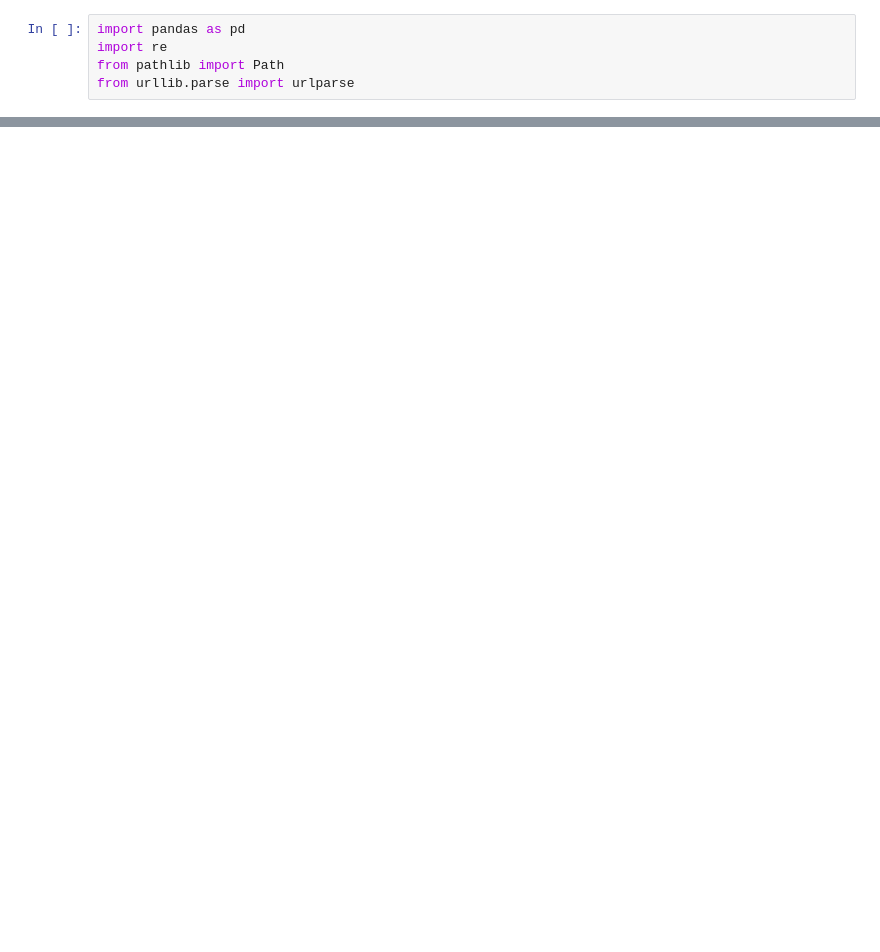
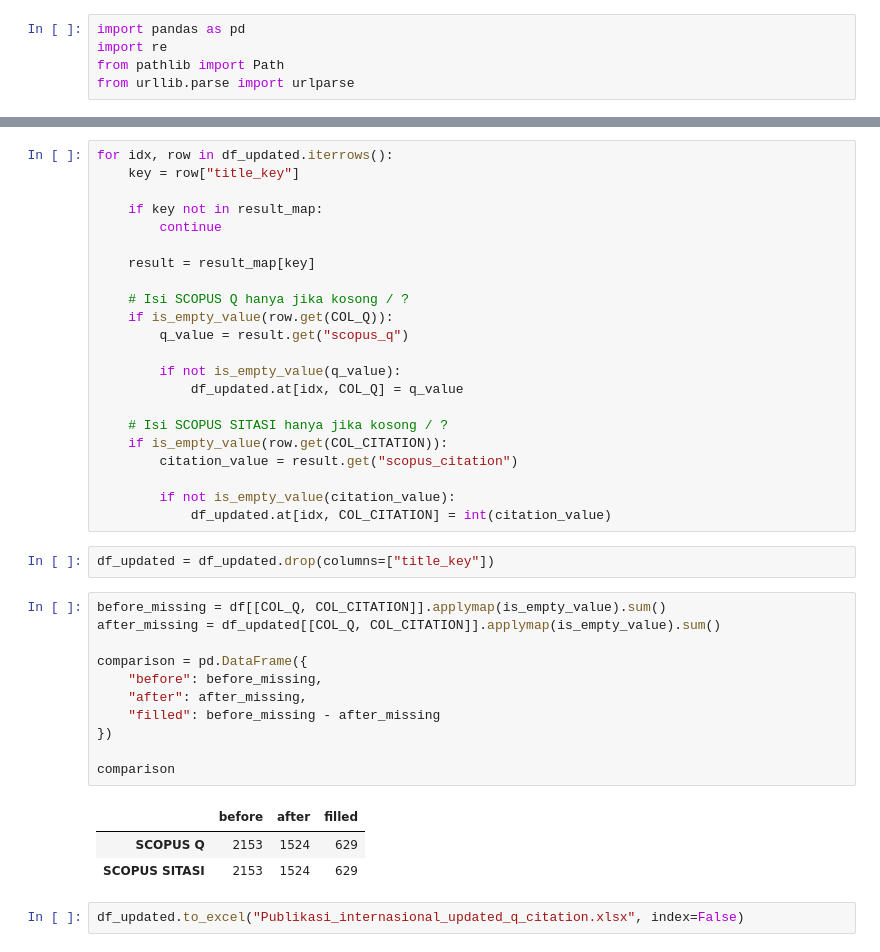
Before and after one commit to Rhefanza/FEB-publication-enrichment, a Jupyter notebook: besrihin hasil scrap disini👌/hasil sinta.ipynb, the cells around one changed output, grey strips where cells are left out. Cells and saved outputs as stored; diff of their text form; blank space fills up the shorter version.

```diff
--- a/besrihin hasil scrap disini👌/hasil sinta.ipynb
+++ b/besrihin hasil scrap disini👌/hasil sinta.ipynb
@@ -134,0 +62,41 @@ Saved to: sinta1_siap_mapping.xlsx
+# %%
+for idx, row in df_updated.iterrows():
+    key = row["title_key"]
+
+    if key not in result_map:
+        continue
+
+    result = result_map[key]
+
+    # Isi SCOPUS Q hanya jika kosong / ?
+    if is_empty_value(row.get(COL_Q)):
+        q_value = result.get("scopus_q")
+
+        if not is_empty_value(q_value):
+            df_updated.at[idx, COL_Q] = q_value
+
+    # Isi SCOPUS SITASI hanya jika kosong / ?
+    if is_empty_value(row.get(COL_CITATION)):
+        citation_value = result.get("scopus_citation")
+
+        if not is_empty_value(citation_value):
+            df_updated.at[idx, COL_CITATION] = int(citation_value)
+# %%
+df_updated = df_updated.drop(columns=["title_key"])
+# %%
+before_missing = df[[COL_Q, COL_CITATION]].applymap(is_empty_value).sum()
+after_missing = df_updated[[COL_Q, COL_CITATION]].applymap(is_empty_value).sum()
+
+comparison = pd.DataFrame({
+    "before": before_missing,
+    "after": after_missing,
+    "filled": before_missing - after_missing
+})
+
+comparison
+# %% [output]
+|  | before | after | filled |
+| SCOPUS Q | 2153 | 1524 | 629 |
+| SCOPUS SITASI | 2153 | 1524 | 629 |
+# %%
+df_updated.to_excel("Publikasi_internasional_updated_q_citation.xlsx", index=False)
```
Also changed, not shown: parts of 8 cells of this notebook, 1 other file.
